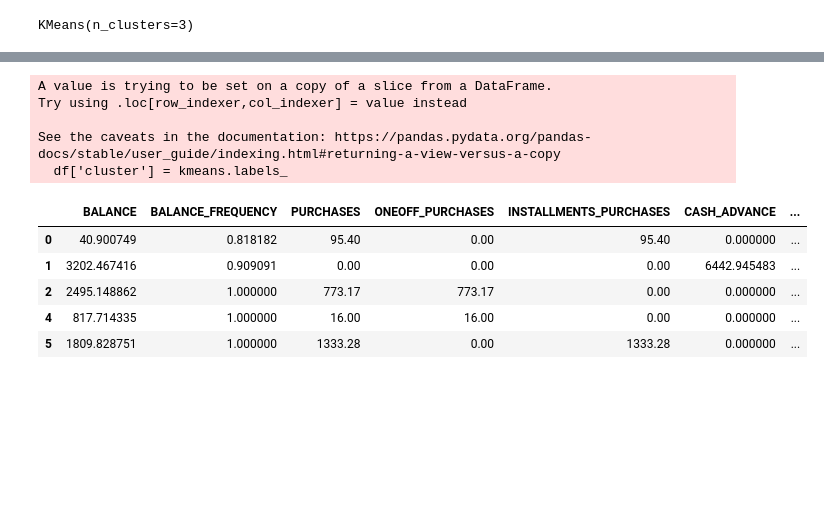
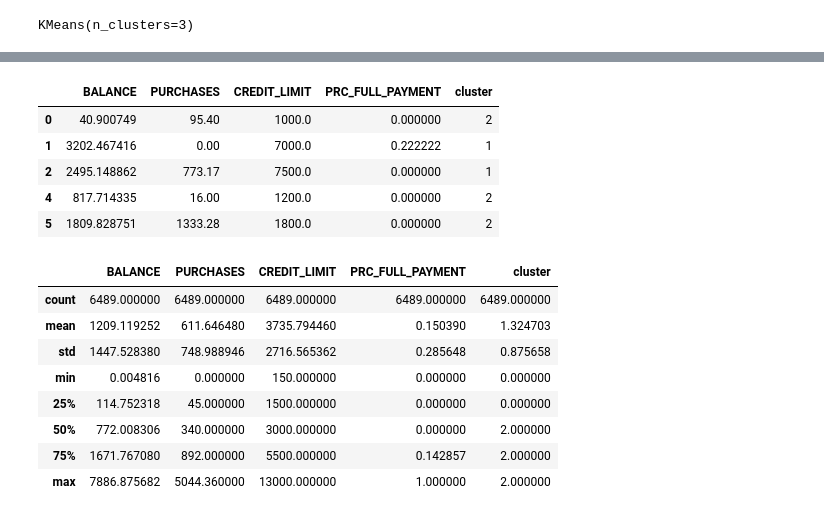
Before and after one commit to anitawahi/DataAnalyticsPractitioner22, a Jupyter notebook: Credit Card K Means Exercise.ipynb, the cells around one changed output, grey strips where cells are left out. Saved outputs shown, nothing was run; the diff lists cells and outputs as text; code cells hidden in the pictures; blank space fills up the shorter version.

```diff
--- a/Credit Card K Means Exercise.ipynb
+++ b/Credit Card K Means Exercise.ipynb
@@ -665,0 +645,3 @@ df2 = df.copy()
+# %%
+df2.drop(columns = "TENURE", inplace = True)
+df2.head()
@@ -665,0 +655,3 @@ df2 = df.copy()
+# %%
+df2.drop(columns = "cluster", inplace = True)
+df2.head()
@@ -676,5 +677 @@ Index(['BALANCE', 'BALANCE_FREQUENCY', 'PURCHASES', 'ONEOFF_PURCHASES',
-# %%
-df2.columns = ['BALANCE', 'PURCHASES',
-       'CASH_ADVANCE', 'CREDIT_LIMIT', 'PAYMENTS', 'MINIMUM_PAYMENTS', 'PRC_FULL_PAYMENT',
-       'TENURE', 'cluster']
 # %%
@@ -685,6 +683,6 @@ sns.pairplot(data=df, hue="income_groups")
 # %%
 # dataframe that will be used in algorithm
-X = df[["BALANCE", "PURCHASES", "CREDIT_LIMIT", "PRC_FULL_PAYMENT"]]
+X = df2
 X.head()
 # %% [output]
 |  | BALANCE | PURCHASES | CREDIT_LIMIT | PRC_FULL_PAYMENT |
@@ -712,17 +710,24 @@ array([[1.17009006e+03, 8.43771941e+02, 5.33727114e+03, 2.02489626e-01],
        [8.14818813e+02, 4.57420015e+02, 1.89223067e+03, 1.36717585e-01]])
 # %%
 # create column in original dataframe with cluster group number
-df['cluster'] = kmeans.labels_
-df.head()
+df2['cluster'] = kmeans.labels_
+df2.head()
 # %% [output]
-A value is trying to be set on a copy of a slice from a DataFrame.
-Try using .loc[row_indexer,col_indexer] = value instead
-
-See the caveats in the documentation: https://pandas.pydata.org/pandas-docs/stable/user_guide/indexing.html#returning-a-view-versus-a-copy
-  df['cluster'] = kmeans.labels_
-|  | BALANCE | BALANCE_FREQUENCY | PURCHASES | ONEOFF_PURCHASES | INSTALLMENTS_PURCHASES | CASH_ADVANCE | ... |
-| 0 | 40.900749 | 0.818182 | 95.40 | 0.00 | 95.40 | 0.000000 | ... |
-| 1 | 3202.467416 | 0.909091 | 0.00 | 0.00 | 0.00 | 6442.945483 | ... |
-| 2 | 2495.148862 | 1.000000 | 773.17 | 773.17 | 0.00 | 0.000000 | ... |
-| 4 | 817.714335 | 1.000000 | 16.00 | 16.00 | 0.00 | 0.000000 | ... |
-| 5 | 1809.828751 | 1.000000 | 1333.28 | 0.00 | 1333.28 | 0.000000 | ... |
+|  | BALANCE | PURCHASES | CREDIT_LIMIT | PRC_FULL_PAYMENT | cluster |
+| 0 | 40.900749 | 95.40 | 1000.0 | 0.000000 | 2 |
+| 1 | 3202.467416 | 0.00 | 7000.0 | 0.222222 | 1 |
+| 2 | 2495.148862 | 773.17 | 7500.0 | 0.000000 | 1 |
+| 4 | 817.714335 | 16.00 | 1200.0 | 0.000000 | 2 |
+| 5 | 1809.828751 | 1333.28 | 1800.0 | 0.000000 | 2 |
+# %%
+df2.describe()
+# %% [output]
+|  | BALANCE | PURCHASES | CREDIT_LIMIT | PRC_FULL_PAYMENT | cluster |
+| count | 6489.000000 | 6489.000000 | 6489.000000 | 6489.000000 | 6489.000000 |
+| mean | 1209.119252 | 611.646480 | 3735.794460 | 0.150390 | 1.324703 |
+| std | 1447.528380 | 748.988946 | 2716.565362 | 0.285648 | 0.875658 |
+| min | 0.004816 | 0.000000 | 150.000000 | 0.000000 | 0.000000 |
+| 25% | 114.752318 | 45.000000 | 1500.000000 | 0.000000 | 0.000000 |
+| 50% | 772.008306 | 340.000000 | 3000.000000 | 0.000000 | 2.000000 |
+| 75% | 1671.767080 | 892.000000 | 5500.000000 | 0.142857 | 2.000000 |
+| max | 7886.875682 | 5044.360000 | 13000.000000 | 1.000000 | 2.000000 |
```
Also changed, not shown: parts of 79 cells of this notebook.
